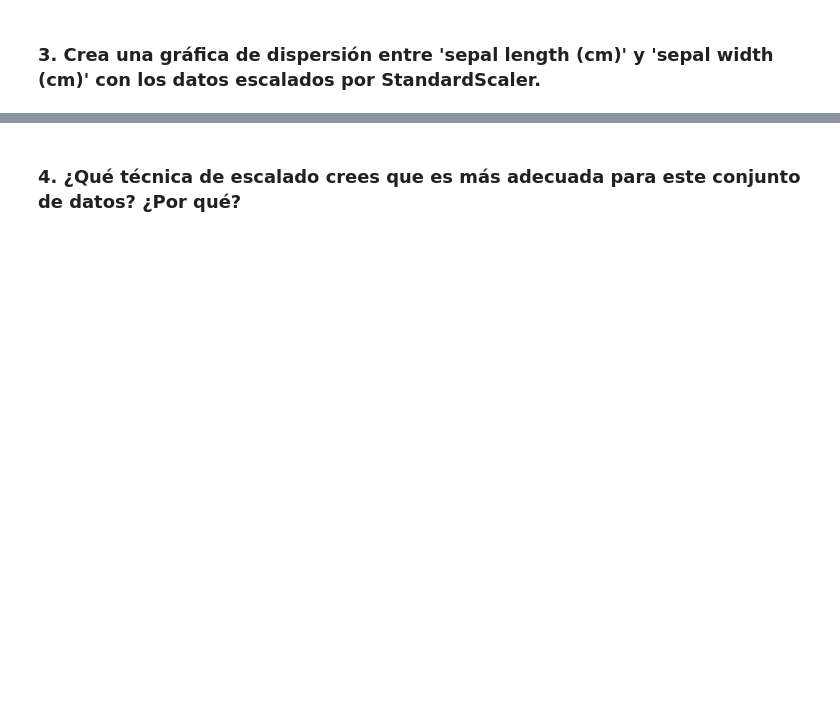
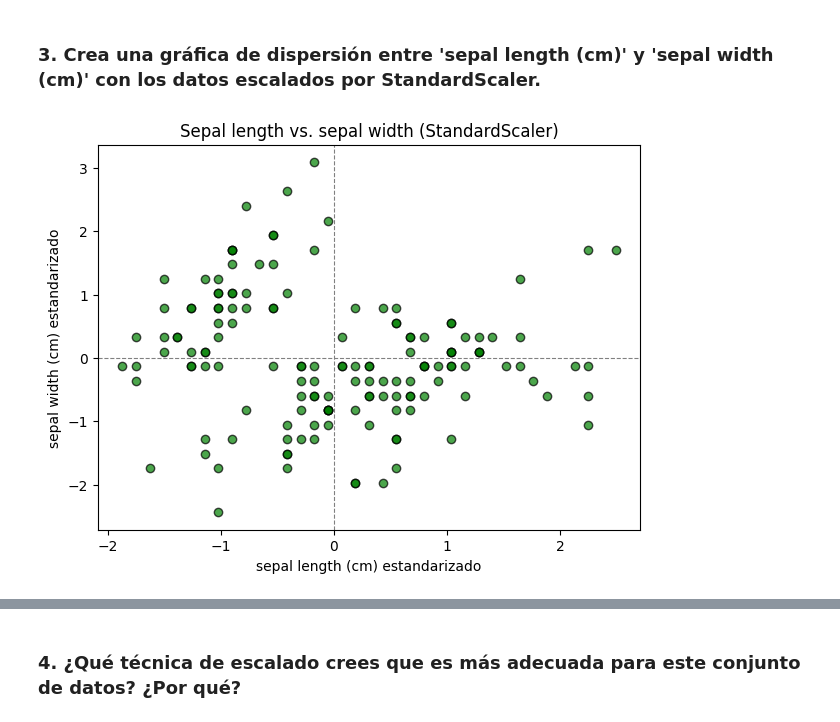
Before and after one commit to moralesro/ML_chk2, a Jupyter notebook: 2_escalado.ipynb, the cells around one changed output, grey strips where cells are left out. Cells and saved outputs as stored; diff of their text form; code cells hidden in the pictures; blank space fills up the shorter version.

```diff
--- a/2_escalado.ipynb
+++ b/2_escalado.ipynb
@@ -34,2 +101,16 @@ Contesta las siguientes preguntas. Para cada pregunta, deberás escribir código
 # %% [markdown]
 ### 3. Crea una gráfica de dispersión entre 'sepal length (cm)' y 'sepal width (cm)' con los datos escalados por StandardScaler.
+# %%
+plt.figure(figsize=(7, 5))
+plt.scatter(data_standard['sepal length (cm)'],
+            data_standard['sepal width (cm)'],
+            color='green', edgecolor='black', alpha=0.7)
+
+plt.title('Sepal length vs. sepal width (StandardScaler)')
+plt.xlabel('sepal length (cm) estandarizado')
+plt.ylabel('sepal width (cm) estandarizado')
+plt.axhline(0, color='gray', linestyle='--', linewidth=0.8)
+plt.axvline(0, color='gray', linestyle='--', linewidth=0.8)
+plt.show()
+# %% [output]
+[figure, added]
```
Also changed, not shown: parts of 8 cells of this notebook.
